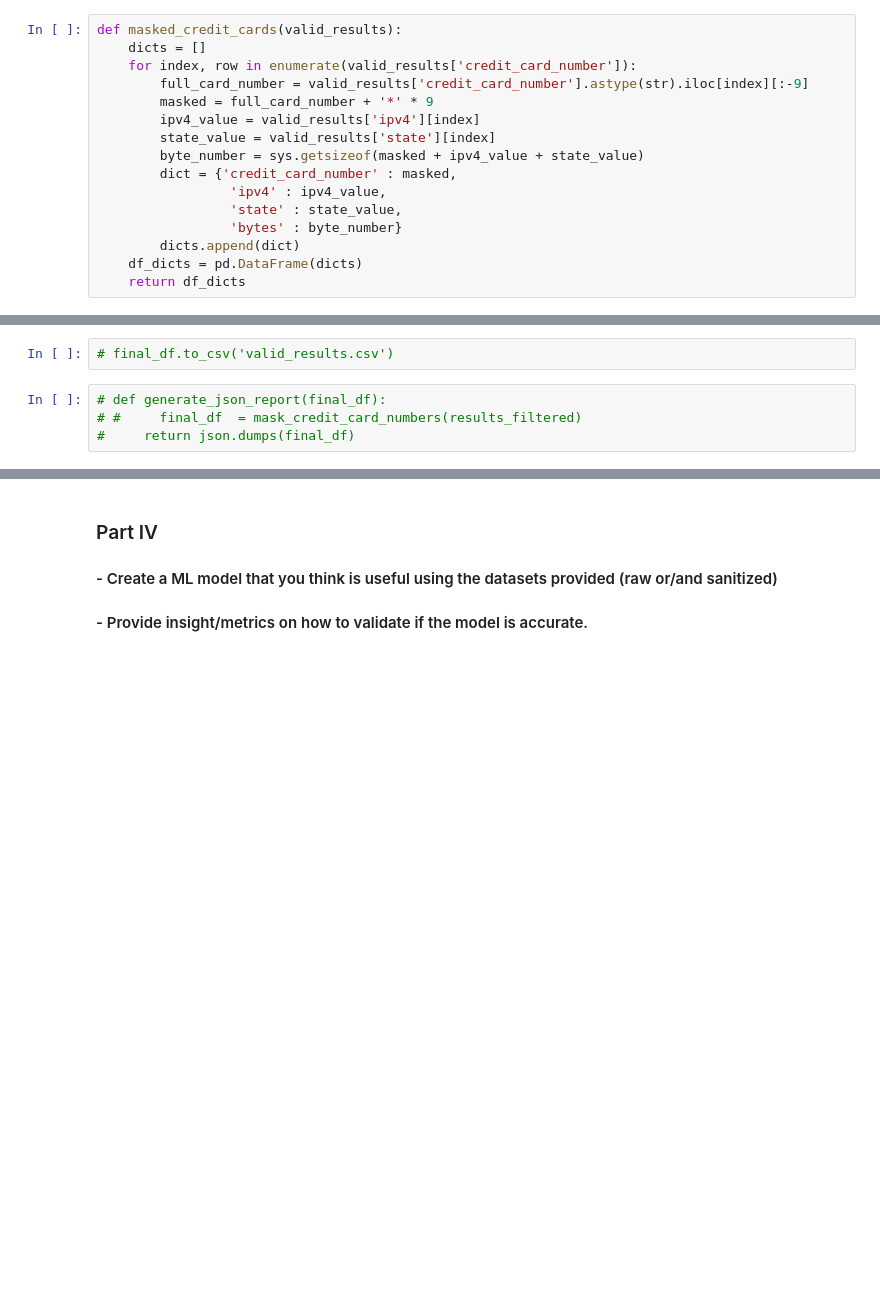
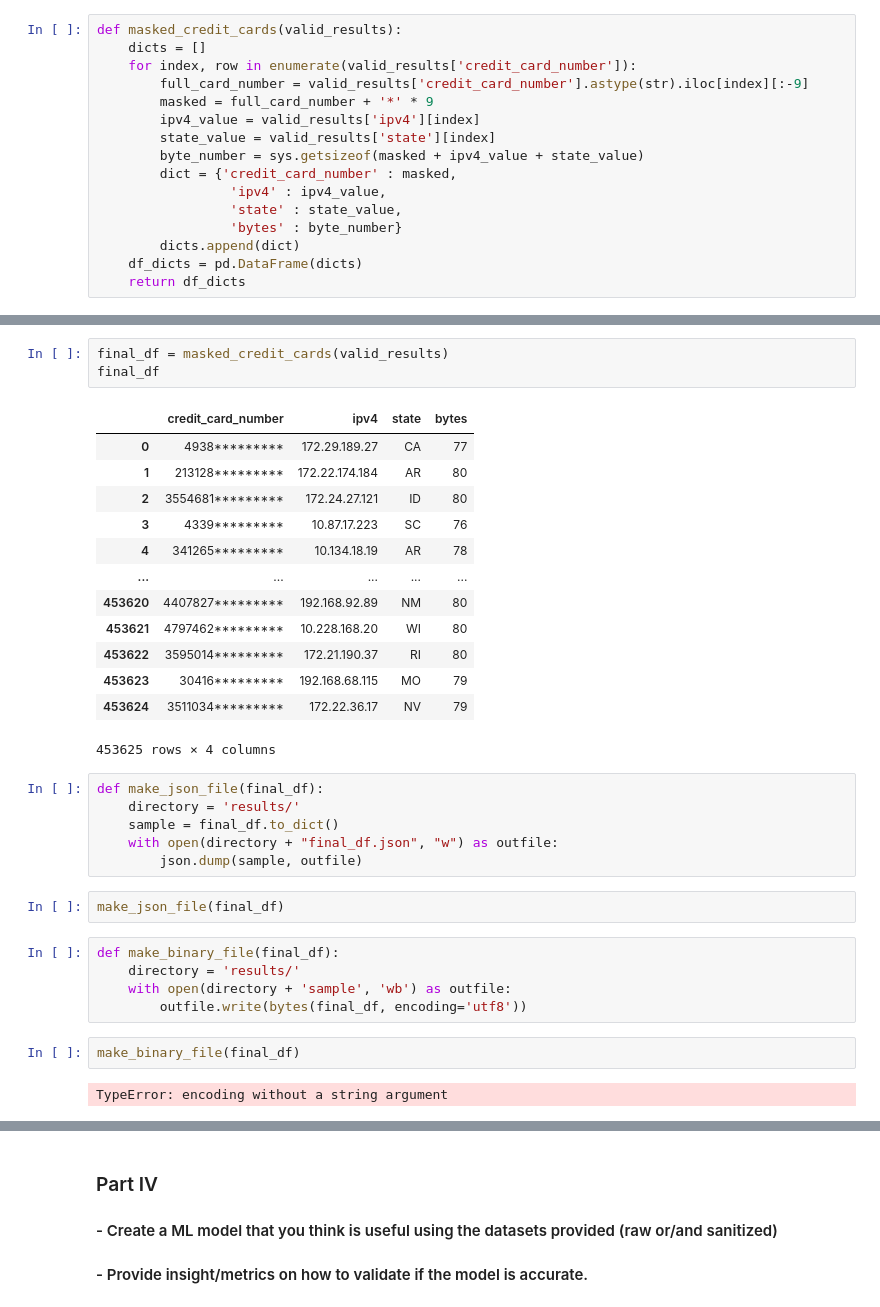
Before and after one commit to sarahkaunitz/code_challenge, a Jupyter notebook: Deloitte_AI_Coding_Challenge_nb.ipynb, the cells around one changed output, grey strips where cells are left out. Drawn from its saved outputs; the diff is of its cells as text; blank space fills up the shorter version.

```diff
--- a/Deloitte_AI_Coding_Challenge_nb.ipynb
+++ b/Deloitte_AI_Coding_Challenge_nb.ipynb
@@ -390,7 +422,35 @@ def masked_credit_cards(valid_results):
-# %%
-# final_df.to_csv('valid_results.csv')
-# %%
-# def generate_json_report(final_df):
-# #     final_df  = mask_credit_card_numbers(results_filtered)
-#     return json.dumps(final_df)
+# %%
+final_df = masked_credit_cards(valid_results)
+final_df
+# %% [output]
+|  | credit_card_number | ipv4 | state | bytes |
+| 0 | 4938********* | 172.29.189.27 | CA | 77 |
+| 1 | 213128********* | 172.22.174.184 | AR | 80 |
+| 2 | 3554681********* | 172.24.27.121 | ID | 80 |
+| 3 | 4339********* | 10.87.17.223 | SC | 76 |
+| 4 | 341265********* | 10.134.18.19 | AR | 78 |
+| ... | ... | ... | ... | ... |
+| 453620 | 4407827********* | 192.168.92.89 | NM | 80 |
+| 453621 | 4797462********* | 10.228.168.20 | WI | 80 |
+| 453622 | 3595014********* | 172.21.190.37 | RI | 80 |
+| 453623 | 30416********* | 192.168.68.115 | MO | 79 |
+| 453624 | 3511034********* | 172.22.36.17 | NV | 79 |
+453625 rows × 4 columns
+# %%
+def make_json_file(final_df):
+    directory = 'results/'
+    sample = final_df.to_dict()
+    with open(directory + "final_df.json", "w") as outfile:
+        json.dump(sample, outfile)
+# %%
+make_json_file(final_df)
+# %%
+def make_binary_file(final_df):
+    directory = 'results/'
+    with open(directory + 'sample', 'wb') as outfile:
+        outfile.write(bytes(final_df, encoding='utf8'))
+# %%
+make_binary_file(final_df)
+# %% [output]
+TypeError: encoding without a string argument
 # %%
```
Also changed, not shown: parts of 24 cells of this notebook, 24 other files.
